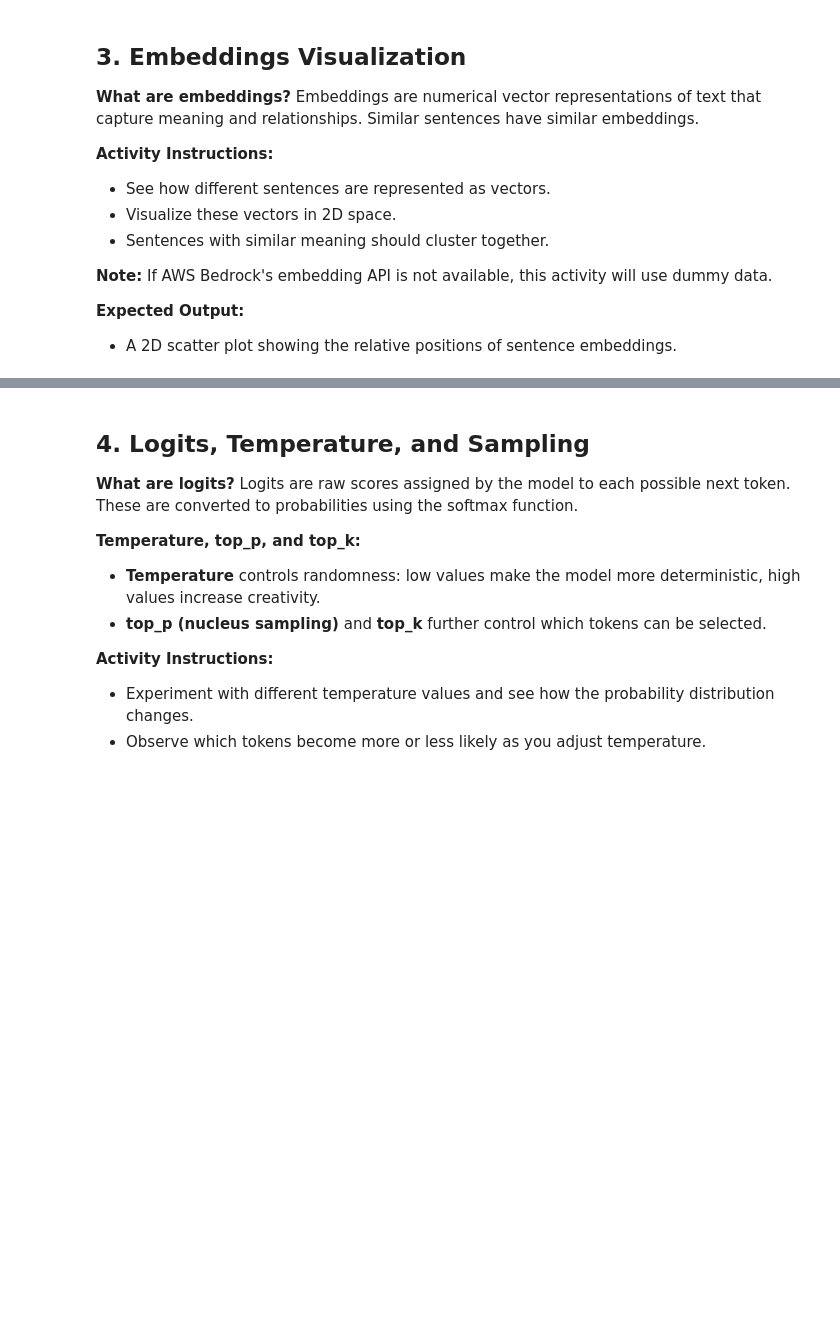
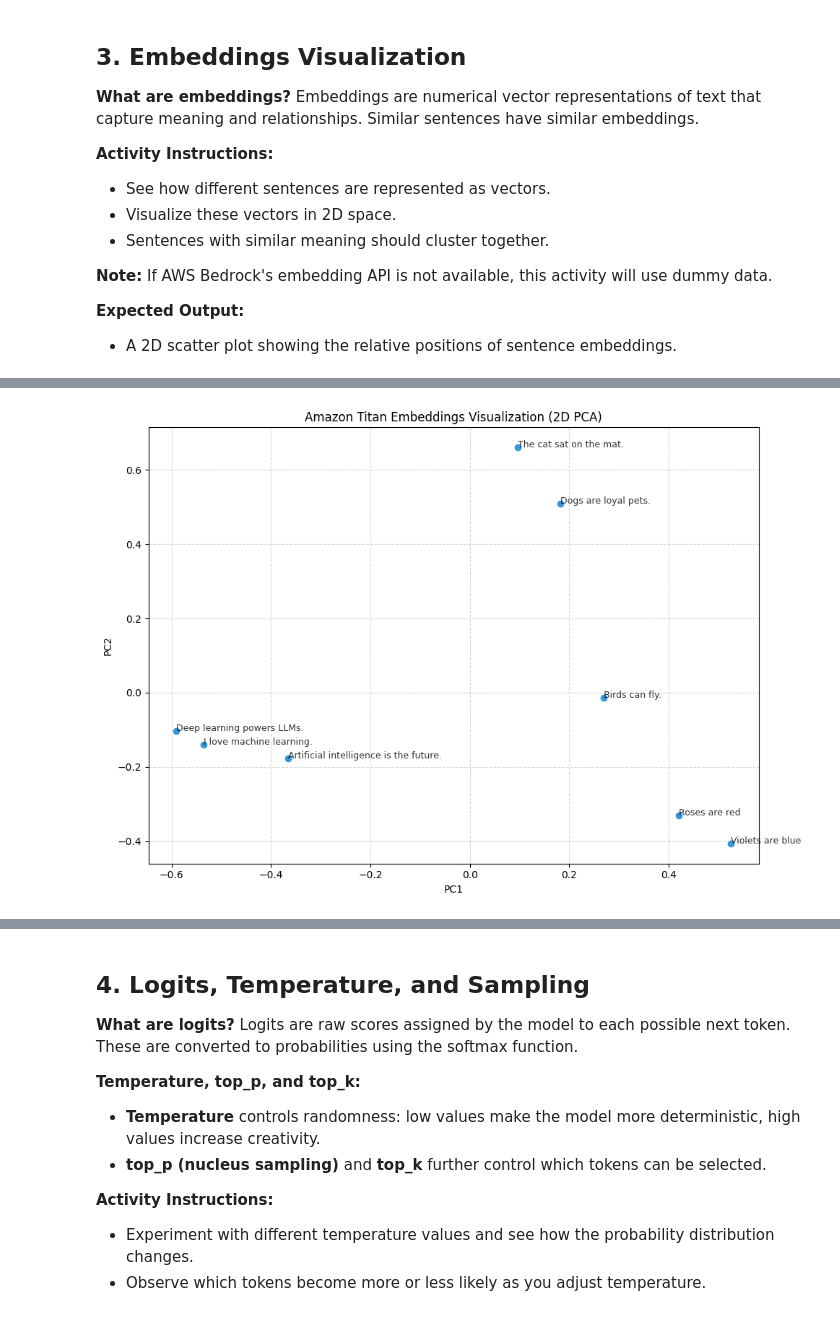
Before and after one commit to chelseaarjun/ai-education, a Jupyter notebook: notebooks/llm_foundations_lab.ipynb, the cells around one changed output, grey strips where cells are left out. Cells and saved outputs as stored; diff of their text form; code cells hidden in the pictures; blank space fills up the shorter version.

```diff
--- a/notebooks/llm_foundations_lab.ipynb
+++ b/notebooks/llm_foundations_lab.ipynb
@@ -37,9 +37,16 @@ os.environ['AWS_DEFAULT_REGION'] = 'us-west-2'  # or your region
 - [scikit-learn](https://scikit-learn.org/stable/about.html#license) (BSD)
 - Any custom code in this notebook is MIT licensed.
 # %%
+import os
+os.environ['AWS_ACCESS_KEY_ID'] = 'YOUR_ACCESS_KEY'
+os.environ['AWS_SECRET_ACCESS_KEY'] = 'YOUR_SECRET_KEY'
+os.environ['AWS_DEFAULT_REGION'] = 'us-west-2'
+
 # Set the Claude model ID to use for all Bedrock calls
 # Update this value as needed for your Bedrock account.
-model_id = 'anthropic.claude-3-sonnet-20240229-v1:0'  # Example: Claude 3.7 Sonnet
+model_id = 'anthropic.claude-3-5-sonnet-20241022-v2:0'  # Example: Claude 3.7 Sonnet
+inference_profile = 'YOUR_INFERENCE_PROFILE_ARN';
+
 # You can find available model IDs using the earlier Bedrock listing cell.
 # %% [markdown]
 ## 1. Context Window Exploration
@@ -199,0 +180,82 @@ plt.show()
+# %%
+# Embeddings visualization using Amazon Bedrock Titan embedding model
+import numpy as np
+import matplotlib.pyplot as plt
+from sklearn.decomposition import PCA
+import boto3
+import json
+from sklearn.metrics.pairwise import cosine_similarity
+
+sentences = [
+    'I love machine learning.',
+    'Artificial intelligence is the future.',
+    'The cat sat on the mat.',
+    'Dogs are loyal pets.',
+    'Deep learning powers LLMs.',
+    'Birds can fly.',
+    'Roses are red',
+    'Violets are blue'
+]
+
+# Function to get embeddings from Bedrock Titan model
+def get_bedrock_embeddings(sentences):
+    embeddings_list = []
+
+    # Process each sentence
+    for sentence in sentences:
+        # Create request body for the Titan Embeddings model
+        request_body = {
+            "inputText": sentence
+        }
+
+        # Convert request body to JSON
+        request_body_json = json.dumps(request_body)
+
+        # Call the Bedrock API
+        response = bedrock.invoke_model(
+            modelId='amazon.titan-embed-text-v2:0',  # Titan text embedding model
+            body=request_body_json
+        )
+
+        # Parse the response
+        response_body = json.loads(response['body'].read())
+
+        # Extract the embedding vector
+        embedding = response_body['embedding']
+        embeddings_list.append(embedding)
+
+    # Convert list of embeddings to numpy array
+    return np.array(embeddings_list)
+
+# Get embeddings from Amazon Bedrock
+print('Fetching embeddings from Amazon Bedrock Titan model...')
+embeddings = get_bedrock_embeddings(sentences)
+print(f'Successfully retrieved {len(embeddings)} embeddings from Bedrock.')
+print(f'Embedding dimension: {embeddings.shape[1]}')
+
+# Reduce from 1536D to 2D for visualization purposes
+# PCA finds the principal components (directions of maximum variance) to preserve
+# semantic relationships between sentences while enabling 2D plottingpca = PCA(n_components=2)
+embeddings_2d = pca.fit_transform(embeddings)
+
+# Create visualization
+plt.figure(figsize=(10, 7))
+plt.scatter(embeddings_2d[:,0], embeddings_2d[:,1], color='#3498db')
+for i, txt in enumerate(sentences):
+    plt.annotate(txt, (embeddings_2d[i,0], embeddings_2d[i,1]), fontsize=9, alpha=0.8)
+plt.title('Amazon Titan Embeddings Visualization (2D PCA)')
+plt.xlabel('PC1')
+plt.ylabel('PC2')
+plt.grid(True, linestyle='--', alpha=0.5)
+plt.tight_layout()
+plt.show()
+
+# Calculate and print similarity matrix (cosine similarity)
+sim_matrix = cosine_similarity(embeddings)
+
+print("\nSimilarity Matrix (Cosine Similarity):")
+for i, s1 in enumerate(sentences):
+    for j, s2 in enumerate(sentences):
+        if i < j:  # Only print upper triangle to avoid redundancy
+            print(f"'{s1}' ↔ '{s2}': {sim_matrix[i][j]:.4f}")
+# %% [output]
@@ -199,0 +265 @@ plt.show()
+[figure, added]
```
Also changed, not shown: parts of 12 cells of this notebook, 3 other files.
